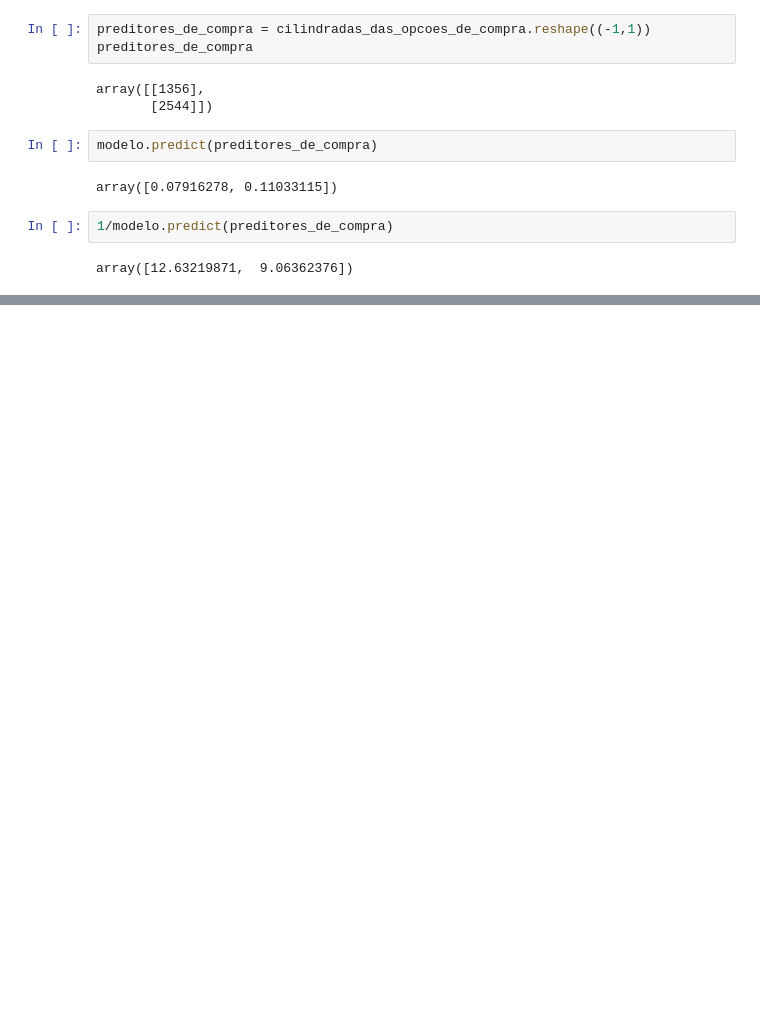
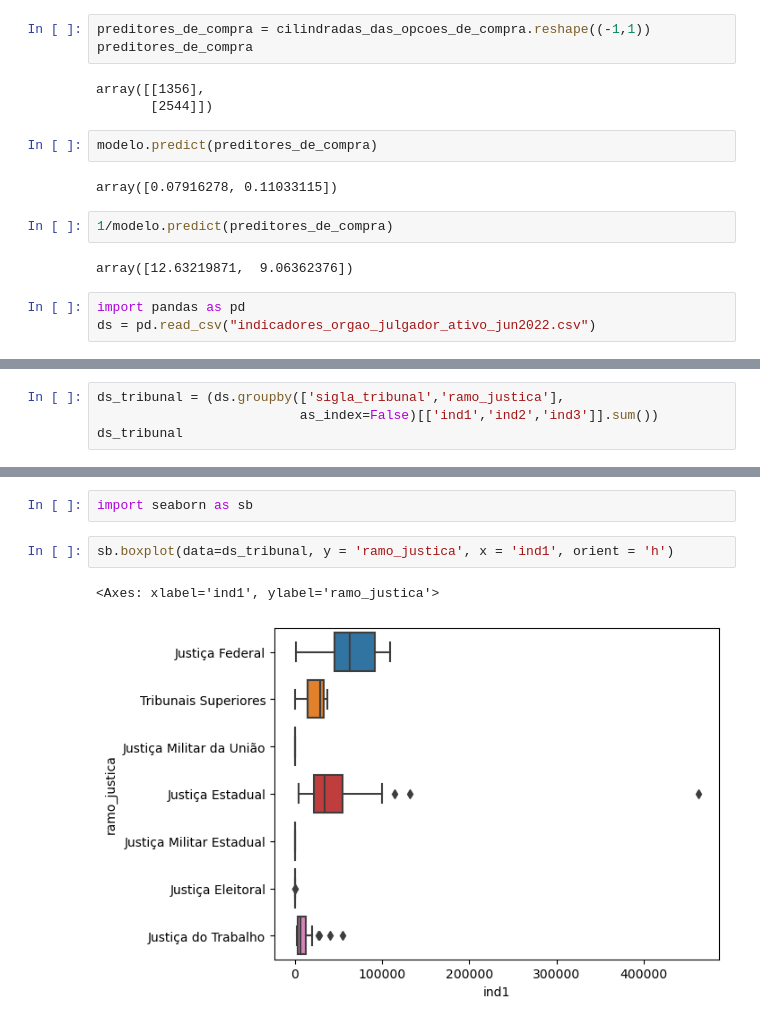
Before and after one commit to penasta/NLP, a Jupyter notebook: niajus_curso2.ipynb, the cells around one changed output, grey strips where cells are left out. Cells and saved outputs as stored; diff of their text form; blank space fills up the shorter version.

```diff
--- a/niajus_curso2.ipynb
+++ b/niajus_curso2.ipynb
@@ -73,3 +73,6 @@ array([0.07916278, 0.11033115])
 1/modelo.predict(preditores_de_compra)
 # %% [output]
 array([12.63219871,  9.06362376])
+# %%
+import pandas as pd
+ds = pd.read_csv("indicadores_orgao_julgador_ativo_jun2022.csv")
@@ -75,0 +142,4 @@ array([12.63219871,  9.06362376])
+# %%
+ds_tribunal = (ds.groupby(['sigla_tribunal','ramo_justica'],
+                          as_index=False)[['ind1','ind2','ind3']].sum())
+ds_tribunal
@@ -75,0 +188,7 @@ array([12.63219871,  9.06362376])
+# %%
+import seaborn as sb
+# %%
+sb.boxplot(data=ds_tribunal, y = 'ramo_justica', x = 'ind1', orient = 'h')
+# %% [output]
+<Axes: xlabel='ind1', ylabel='ramo_justica'>
+[figure, added]
```
Also changed, not shown: parts of 18 cells of this notebook.
